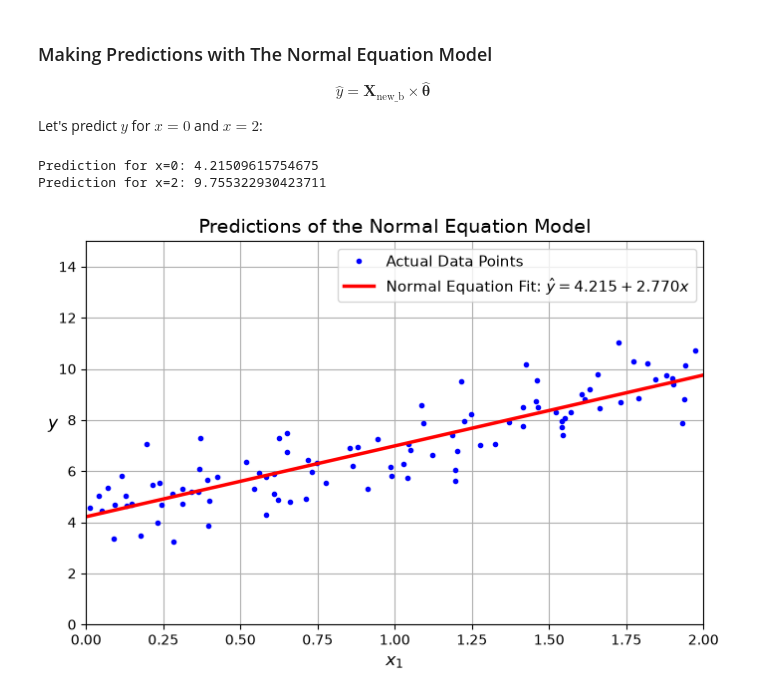
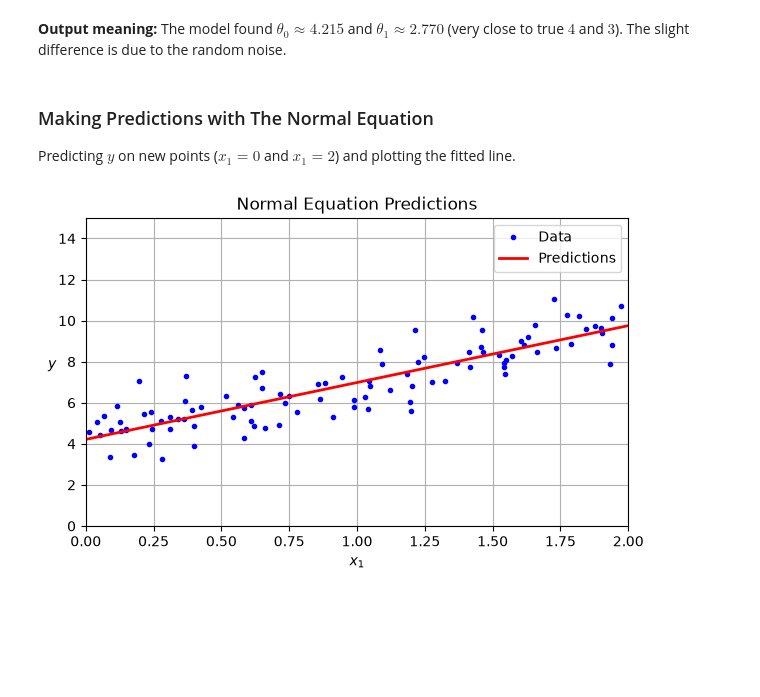
Before and after one commit to Hamshary99/mohamed-ai-learning, a Jupyter notebook: week1/day2/notebooks/Ch4_practice.ipynb, the cells around one changed output. Cells and saved outputs as stored; diff of their text form; code cells hidden in the pictures; blank space fills up the shorter version.

Commit message:
refactor(ch4): strip verbose text in favor of lean code with quick output interpretations

```diff
--- a/week1/day2/notebooks/Ch4_practice.ipynb
+++ b/week1/day2/notebooks/Ch4_practice.ipynb
@@ -107,31 +40,23 @@ Estimated theta_1 (Slope):     2.7701133864384806
+# %% [markdown]
+**Output meaning:** The model found $\theta_0 \approx 4.215$ and $\theta_1 \approx 2.770$ (very close to true $4$ and $3$). The slight difference is due to the random noise.
 # %% [markdown]
-### Making Predictions with The Normal Equation Model
+### Making Predictions with The Normal Equation
 
-$$\hat{y} = \mathbf{X}_{\text{new\_b}} \times \hat{\mathbf{\theta}}$$
-
-Let's predict $y$ for $x = 0$ and $x = 2$:
+Predicting $y$ on new points ($x_1 = 0$ and $x_1 = 2$) and plotting the fitted line.
 # %%
-# New instances to predict: x1 = 0 and x1 = 2
 X_new = np.array([[0], [2]])
-X_new_b = np.c_[np.ones((2, 1)), X_new] # add x0 = 1
+X_new_b = np.c_[np.ones((2, 1)), X_new]
+y_predict = X_new_b @ theta_best
 
-# Make prediction: y_hat = X_new_b @ theta_best
-y_predict = X_new_b @ theta_best
-print("Prediction for x=0:", y_predict[0][0])
-print("Prediction for x=2:", y_predict[1][0])
-
-# Plot the regression line over the data
-plt.figure(figsize=(8, 5))
-plt.plot(X, y, "b.", label="Actual Data Points")
-plt.plot(X_new, y_predict, "r-", linewidth=2.5, label="Normal Equation Fit: $\\hat{y} = 4.215 + 2.770x$")
-plt.xlabel("$x_1$", fontsize=12)
-plt.ylabel("$y$", rotation=0, fontsize=12)
-plt.title("Predictions of the Normal Equation Model", fontsize=14)
+plt.figure(figsize=(7, 4))
+plt.plot(X, y, "b.", label="Data")
+plt.plot(X_new, y_predict, "r-", linewidth=2, label="Predictions")
+plt.xlabel("$x_1$")
+plt.ylabel("$y$", rotation=0)
 plt.axis([0, 2, 0, 15])
 plt.grid(True)
-plt.legend(fontsize=11)
+plt.legend()
+plt.title("Normal Equation Predictions")
 plt.show()
 # %% [output]
-Prediction for x=0: 4.21509615754675
-Prediction for x=2: 9.755322930423711
-[figure, old version]
+[figure, new version]
```
Also changed, not shown: parts of 19 cells of this notebook, 1 other file.
